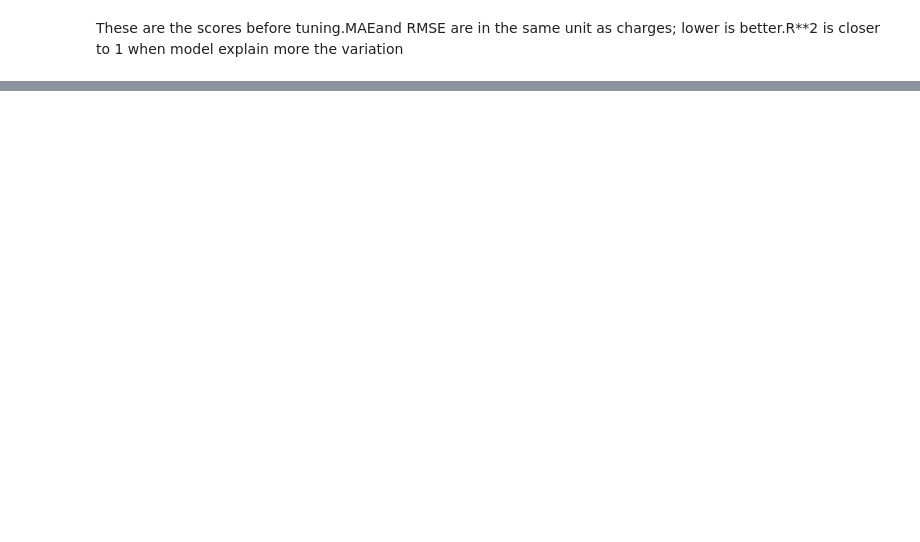
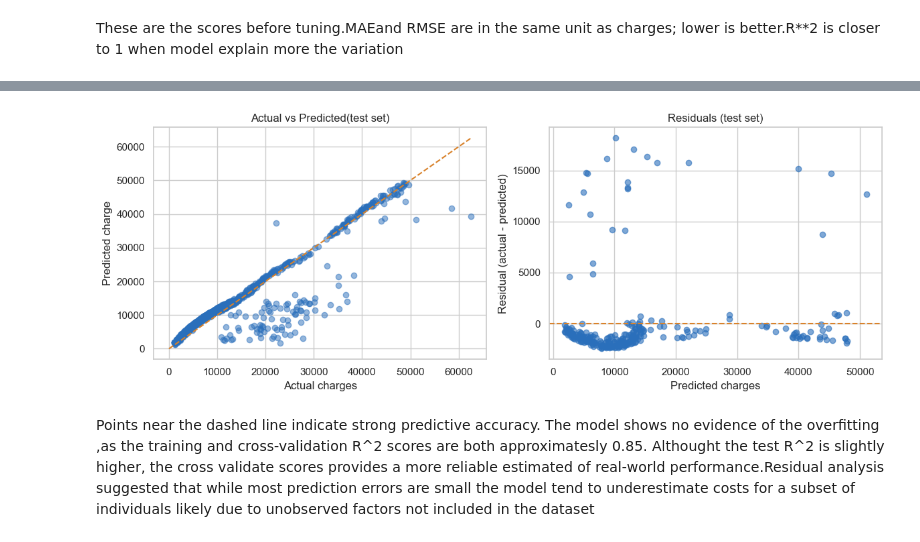
Before and after one commit to prince63aj/Medical_Insurance_Cost_Prediction, a Jupyter notebook: Analysis.ipynb, the cells around one changed output, grey strips where cells are left out. Saved outputs shown, nothing was run; the diff lists cells and outputs as text; code cells hidden in the pictures; blank space fills up the shorter version.

```diff
--- a/Analysis.ipynb
+++ b/Analysis.ipynb
@@ -408,0 +473,14 @@ These are the scores before tuning.MAEand RMSE are in the same unit as charges;
+# %%
+best_name=after_df["rmse"].idxmin()
+best_model=tuned_models[best_name]
+print("Best model:",best_name)
+
+best_model.fit(X_train,y_train)
+pred_train=best_model.predict(X_train)
+pred_test=best_model.predict(X_test)
+
+def all_matrics(y_true,y_pred):
+    mse=mean_squared_error(y_true,y_pred)
+    return {"mae":mean_absolute_error(y_true,y_pred),"mse":mse,"rmse":np.sqrt(mse),"r2":r2_score(y_true,y_pred)}
+final=pd.DataFrame({"Train":all_matrics(y_train,pred_train),"Test":all_matrics(y_test,pred_test)}).T.round(3)
+final
@@ -408,0 +492,23 @@ These are the scores before tuning.MAEand RMSE are in the same unit as charges;
+# %%
+fig,ax=plt.subplots(1,2,figsize=(12,4.5))
+ax[0].scatter(y_train,pred_train,alpha=0.5,color=BLUE)
+lims=[0,max(y_train.max(),pred_train.max())]
+ax[0].plot(lims,lims,color=ORANGE,linestyle="--")
+ax[0].set_xlabel("Actual charges")
+ax[0].set_ylabel("Predicted charge")
+ax[0].set_title("Actual vs Predicted(test set)")
+
+residuals= y_test - pred_test
+ax[1].scatter(pred_test,residuals,alpha=0.6,color=BLUE)
+ax[1].axhline(0,color=ORANGE,linestyle="--")
+ax[1].set_xlabel("Predicted charges")
+ax[1].set_ylabel("Residual (actual - predicted)")
+ax[1].set_title("Residuals (test set)")
+
+plt.tight_layout()
+plt.show()
+# %% [output]
+[figure, added]
+# %% [markdown]
+Points near the dashed line indicate strong predictive accuracy. The model shows no evidence of the overfitting ,as the training and cross-validation R^2 scores are both approximatesly 0.85.
+Althought the test R^2 is slightly higher, the cross validate scores provides a more reliable estimated of real-world performance.Residual analysis suggested that while most prediction errors are small the model tend to underestimate costs for a subset of individuals likely due to unobserved factors not included in the dataset
```
Also changed, not shown: parts of 11 cells of this notebook.
